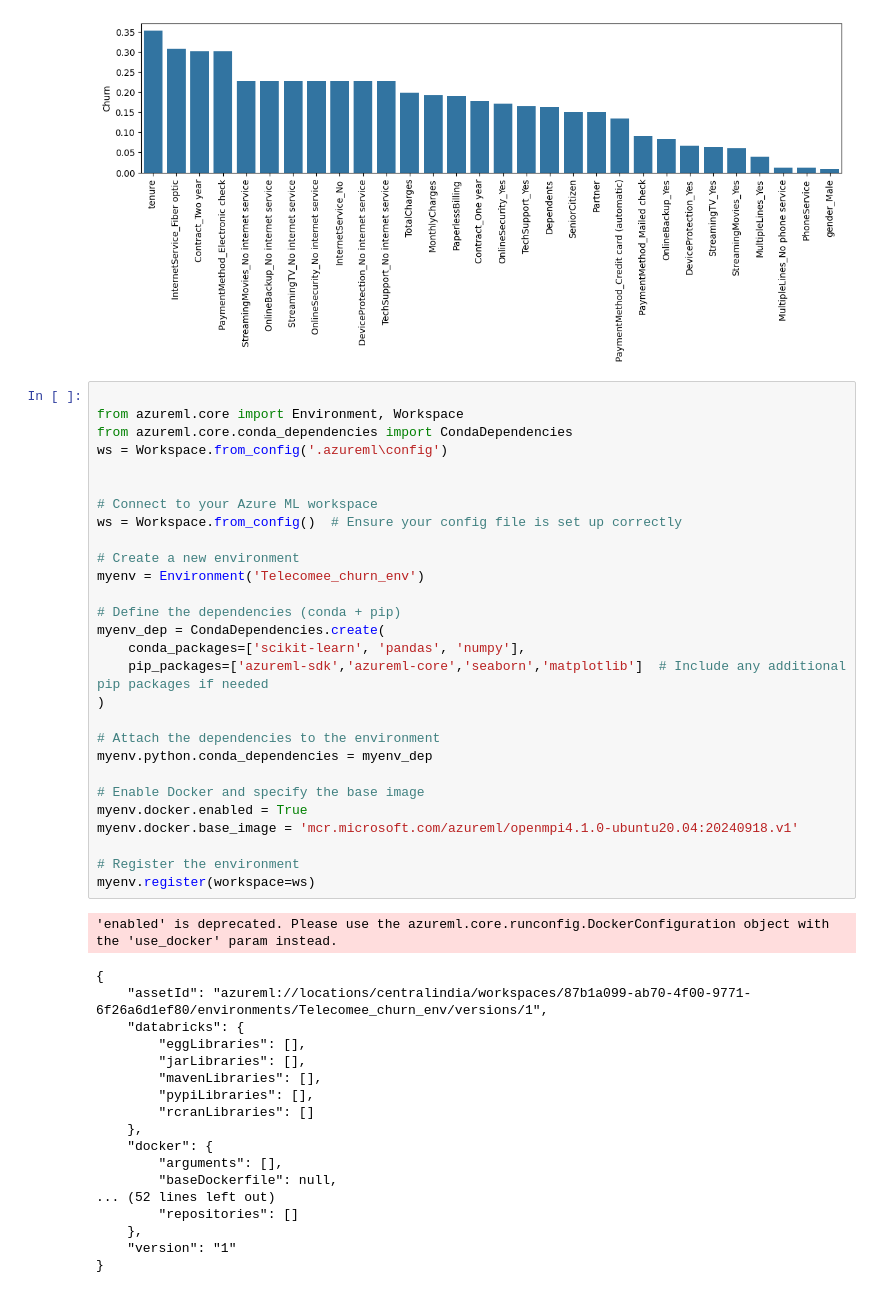
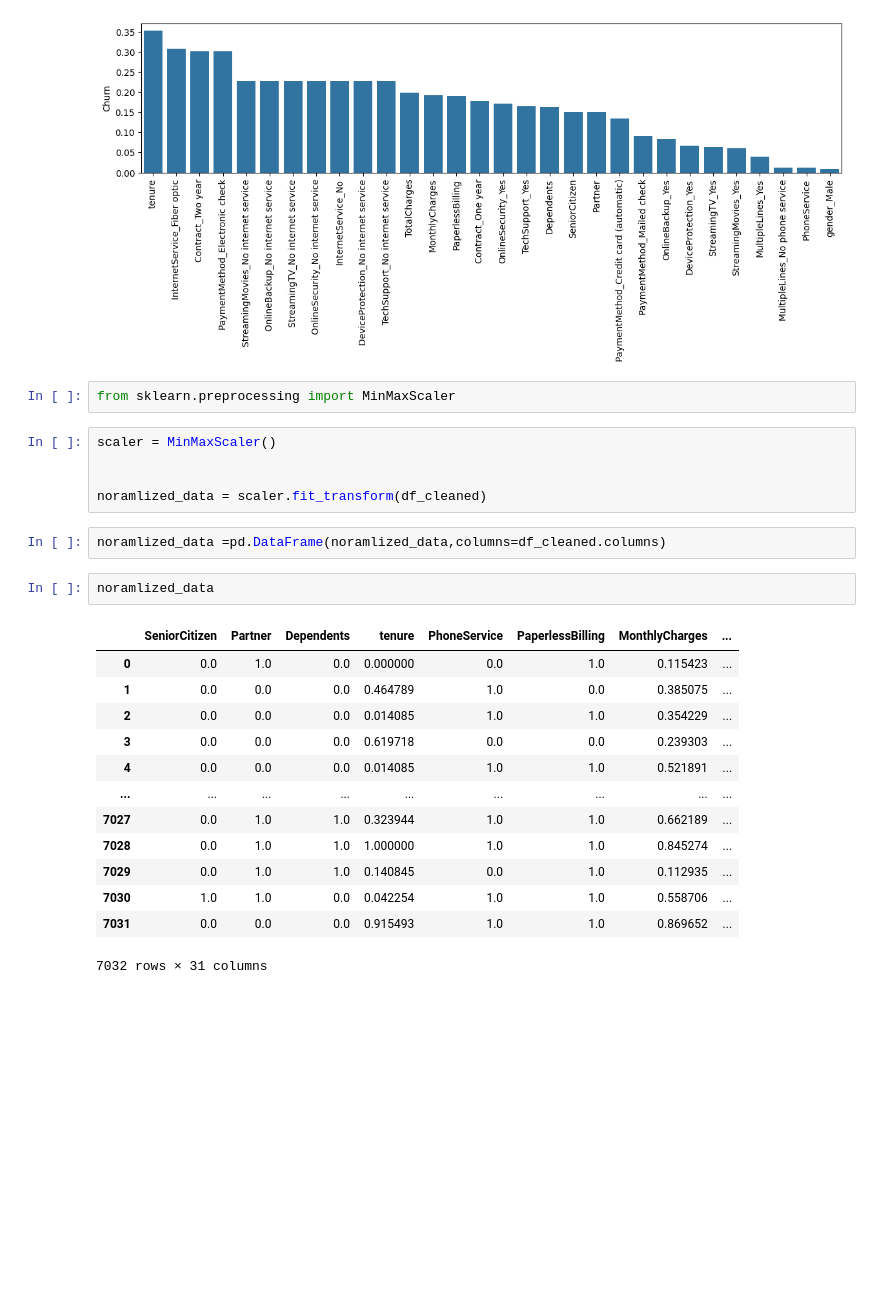
Before and after one commit to HimanshuChoudhary3004/Telecome_churn-Azure-ML-SDK-project, a Jupyter notebook: experiments.ipynb, the cells around one changed output. Cells and saved outputs as stored; diff of their text form; blank space fills up the shorter version.

```diff
--- a/experiments.ipynb
+++ b/experiments.ipynb
@@ -146,50 +146,28 @@ sns.barplot(feat_importance)
 plt.xticks(rotation =90);
 # %% [output]
 [figure]
-# %%
-
-from azureml.core import Environment, Workspace
-from azureml.core.conda_dependencies import CondaDependencies
-ws = Workspace.from_config('.azureml\config')
-
-
-# Connect to your Azure ML workspace
-ws = Workspace.from_config()  # Ensure your config file is set up correctly
-
-# Create a new environment
-myenv = Environment('Telecomee_churn_env')
-
-# Define the dependencies (conda + pip)
-myenv_dep = CondaDependencies.create(
-    conda_packages=['scikit-learn', 'pandas', 'numpy'],
-    pip_packages=['azureml-sdk','azureml-core','seaborn','matplotlib']  # Include any additional pip packages if needed
-)
-
-# Attach the dependencies to the environment
-myenv.python.conda_dependencies = myenv_dep
-
-# Enable Docker and specify the base image
-myenv.docker.enabled = True
-myenv.docker.base_image = 'mcr.microsoft.com/azureml/openmpi4.1.0-ubuntu20.04:20240918.v1'
-
-# Register the environment
-myenv.register(workspace=ws)
-# %% [output]
-'enabled' is deprecated. Please use the azureml.core.runconfig.DockerConfiguration object with the 'use_docker' param instead.
-{
-    "assetId": "azureml://locations/centralindia/workspaces/87b1a099-ab70-4f00-9771-6f26a6d1ef80/environments/Telecomee_churn_env/versions/1",
-    "databricks": {
-        "eggLibraries": [],
-        "jarLibraries": [],
-        "mavenLibraries": [],
-        "pypiLibraries": [],
-        "rcranLibraries": []
-    },
-    "docker": {
-        "arguments": [],
-        "baseDockerfile": null,
-... (52 lines left out)
-        "repositories": []
-    },
-    "version": "1"
-}
+# %%
+from sklearn.preprocessing import MinMaxScaler
+# %%
+scaler = MinMaxScaler()
+
+
+noramlized_data = scaler.fit_transform(df_cleaned)
+# %%
+noramlized_data =pd.DataFrame(noramlized_data,columns=df_cleaned.columns)
+# %%
+noramlized_data
+# %% [output]
+|  | SeniorCitizen | Partner | Dependents | tenure | PhoneService | PaperlessBilling | MonthlyCharges | ... |
+| 0 | 0.0 | 1.0 | 0.0 | 0.000000 | 0.0 | 1.0 | 0.115423 | ... |
+| 1 | 0.0 | 0.0 | 0.0 | 0.464789 | 1.0 | 0.0 | 0.385075 | ... |
+| 2 | 0.0 | 0.0 | 0.0 | 0.014085 | 1.0 | 1.0 | 0.354229 | ... |
+| 3 | 0.0 | 0.0 | 0.0 | 0.619718 | 0.0 | 0.0 | 0.239303 | ... |
+| 4 | 0.0 | 0.0 | 0.0 | 0.014085 | 1.0 | 1.0 | 0.521891 | ... |
+| ... | ... | ... | ... | ... | ... | ... | ... | ... |
+| 7027 | 0.0 | 1.0 | 1.0 | 0.323944 | 1.0 | 1.0 | 0.662189 | ... |
+| 7028 | 0.0 | 1.0 | 1.0 | 1.000000 | 1.0 | 1.0 | 0.845274 | ... |
+| 7029 | 0.0 | 1.0 | 1.0 | 0.140845 | 0.0 | 1.0 | 0.112935 | ... |
+| 7030 | 1.0 | 1.0 | 0.0 | 0.042254 | 1.0 | 1.0 | 0.558706 | ... |
+| 7031 | 0.0 | 0.0 | 0.0 | 0.915493 | 1.0 | 1.0 | 0.869652 | ... |
+7032 rows × 31 columns
```
Also changed, not shown: parts of 3 cells of this notebook, 4 other files.
